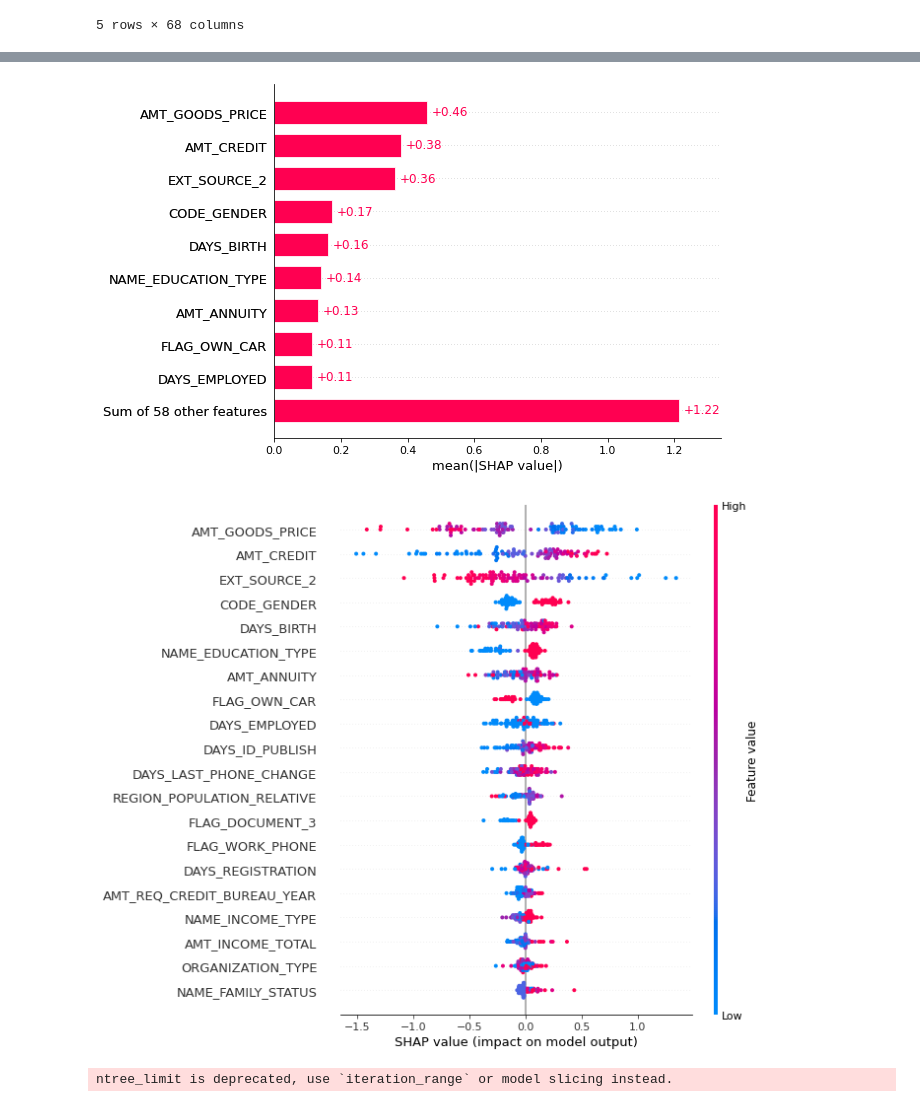
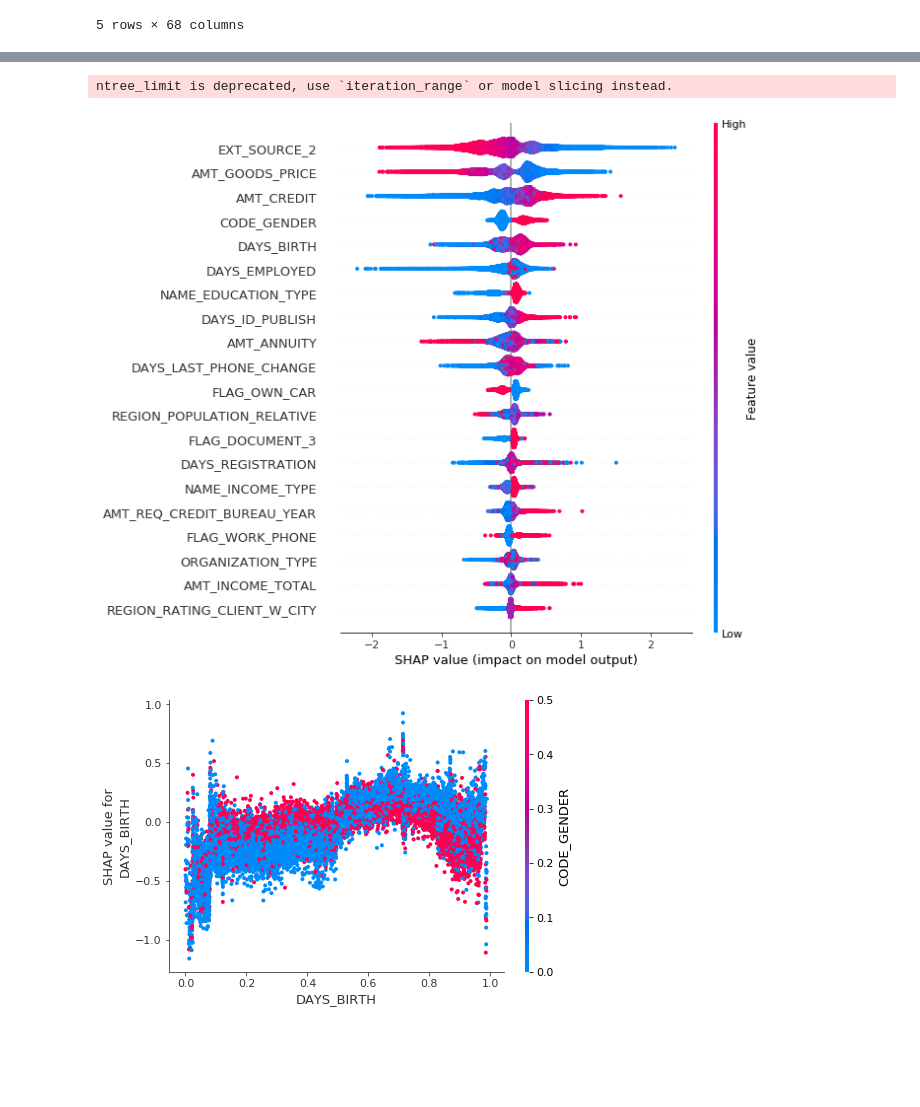
Before and after one commit to KBL411/Project_AppBigData, a Jupyter notebook: notebooks/Training with shap.ipynb, the cells around one changed output, grey strips where cells are left out. Saved outputs shown, nothing was run; the diff lists cells and outputs as text; code cells hidden in the pictures; blank space fills up the shorter version.

Commit message:
Fix Training with shap

```diff
--- a/notebooks/Training with shap.ipynb
+++ b/notebooks/Training with shap.ipynb
@@ -115,8 +67,18 @@ shap.plots.force(shap_values[0])
+# %%
+import shap  # package used to calculate Shap values
+
+# Create object that can calculate shap values
+explainer = shap.TreeExplainer(model_XGB)
+
+# calculate shap values. This is what we will plot.
+shap_values = explainer.shap_values(X_test)
+# %% [output]
+ntree_limit is deprecated, use `iteration_range` or model slicing instead.
 # %%
-shap.plots.bar(shap_values)
+shap.summary_plot(shap_values, X_test)
 # %% [output]
-[figure, old version]
+[figure, new version]
 # %%
-shap.summary_plot(shap_values)
+shap.dependence_plot("DAYS_BIRTH",shap_values, X_test)
 # %% [output]
-[figure, old version]
+[figure, new version]
@@ -125,6 +85 @@ shap.summary_plot(shap_values)
-# %%
-explainer = shap.TreeExplainer(model_XGB)
-shap_values = explainer.shap_values(X)
-# %% [output]
-ntree_limit is deprecated, use `iteration_range` or model slicing instead.
 # %%
```
Also changed, not shown: parts of 14 cells of this notebook.
